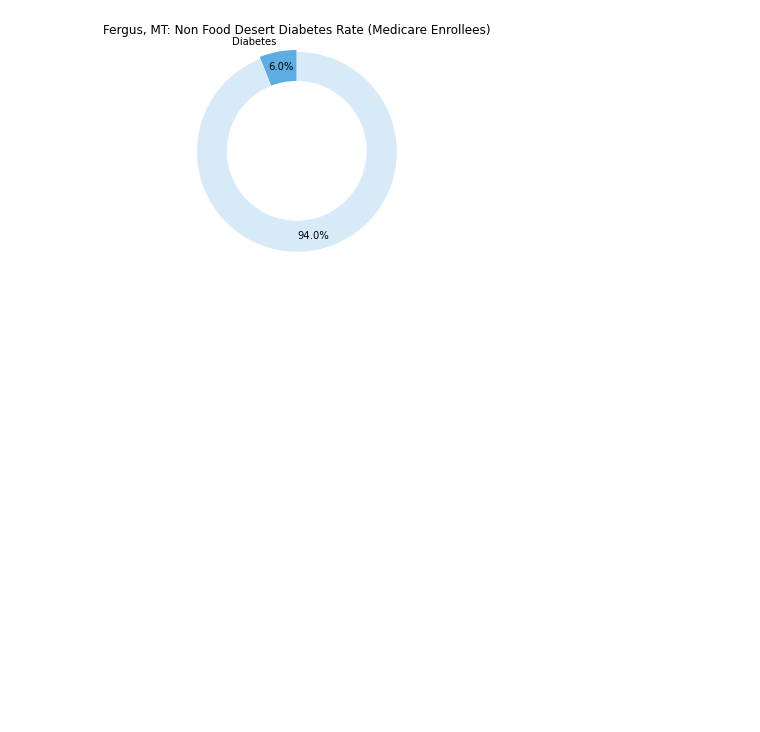
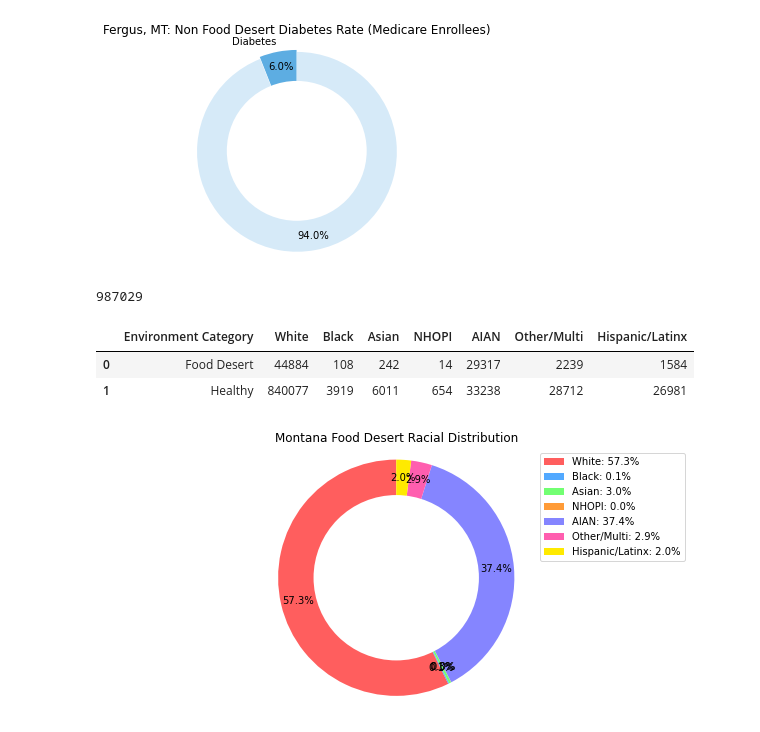
Before and after one commit to Ssimoes48/Food-Deserts-Analysis, a Jupyter notebook: Pie_Plots_5.ipynb, the cells around one changed output. Saved outputs shown, nothing was run; the diff lists cells and outputs as text; code cells hidden in the pictures; blank space fills up the shorter version.

Commit message:
made Montana racial distribution desert charts

```diff
--- a/Pie_Plots_5.ipynb
+++ b/Pie_Plots_5.ipynb
@@ -603,0 +596,5 @@ plt.show()
+# %%
+mt_tract=mtwhitetract+mtblacktract+mtasiantract+mtnhopitract+mtaiantract+mthispanictract
+mt_tract
+# %% [output]
+987029
@@ -603,0 +610,45 @@ plt.show()
+# %%
+#Create dataframe to hold data
+mt_race_sum_deserts_df = pd.DataFrame(
+    {"White": mtwhite_pop,
+    "Black": mtblack_pop,
+    "Asian": mtasian_pop,
+    "NHOPI": mtnhopi_pop,
+    "AIAN": mtaian_pop,
+    "Other/Multi": mtomultir_pop,
+    "Hispanic/Latinx": mthispanic_pop})
+mt_race_sum_deserts_df.reset_index()
+# %% [output]
+|  | Environment Category | White | Black | Asian | NHOPI | AIAN | Other/Multi | Hispanic/Latinx |
+| 0 | Food Desert | 44884 | 108 | 242 | 14 | 29317 | 2239 | 1584 |
+| 1 | Healthy | 840077 | 3919 | 6011 | 654 | 33238 | 28712 | 26981 |
+# %%
+#Race Pie Chart
+#Food Desert:
+# Pie chart
+labels = ['White: 57.3%', 'Black: 0.1%', 'Asian: 3.0%', 'NHOPI: 0.0%','AIAN: 37.4%','Other/Multi: 2.9%','Hispanic/Latinx: 2.0%']
+sizes = [44884,108,242,14,29317,2239,1584]
+#colors
+colors = ['#ff5e5e','#52a9ff','#72ff72','#ff9b37','#8585ff','#ff5eaf','#ffea00']
+
+
+
+
+fig1, ax1 = plt.subplots()
+ax1.pie(sizes, colors = colors, autopct='%1.1f%%', startangle=90,pctdistance=0.85)
+#draw circle
+centre_circle = plt.Circle((0,0),0.70,fc='white')
+fig = plt.gcf()
+fig.gca().add_artist(centre_circle)
+# Equal aspect ratio ensures that pie is drawn as a circle
+ax1.axis('equal')
+plt.tight_layout(4)
+plt.title("Montana Food Desert Racial Distribution")
+plt.legend(labels)
+
+fig.set_size_inches(10,5)
+
+plt.savefig("PiePlots/Montana Food Desert Racial Distribution.png")
+plt.show()
+# %% [output]
+[figure, added]
```
Also changed, not shown: parts of 4 cells of this notebook, 9 other files.
